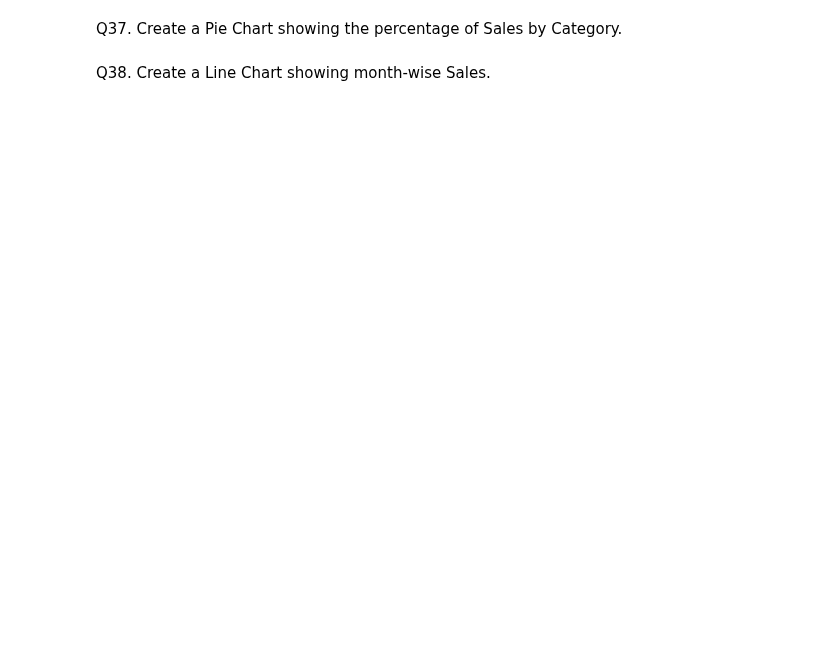
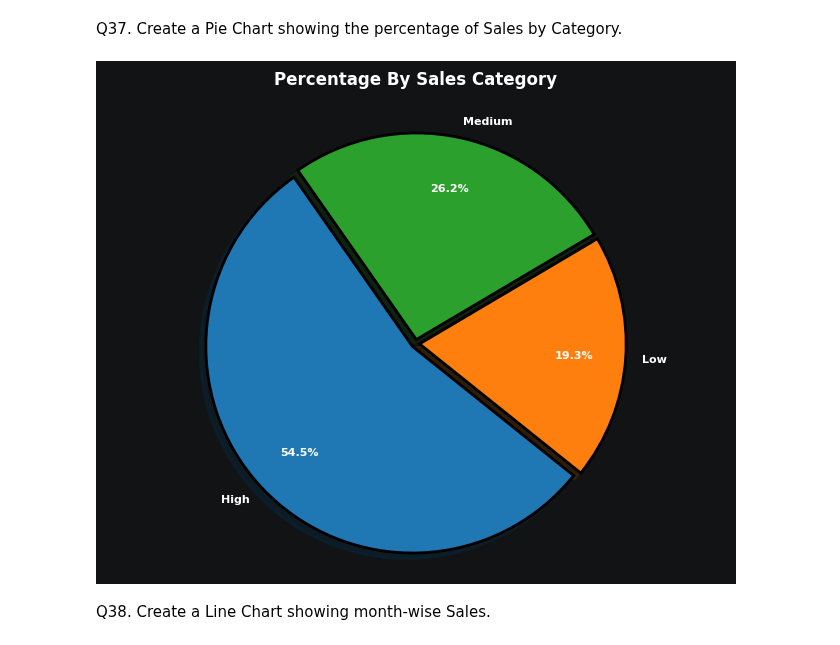
Before and after one commit to Suraj-kumar121K/PANDAS-CURSE, a Jupyter notebook: large_data_practice/01_Sales.ipynb, the cells around one changed output. Cells and saved outputs as stored; diff of their text form; code cells hidden in the pictures; blank space fills up the shorter version.

```diff
--- a/large_data_practice/01_Sales.ipynb
+++ b/large_data_practice/01_Sales.ipynb
@@ -1068,4 +1141,39 @@ plt.show()
 # %% [markdown]
 Q37. Create a Pie Chart showing the percentage of Sales by Category.
+# %%
+plt.figure(figsize=(8,6), facecolor="#121314")
+bar = plt.pie(
+    Total_Category.values,
+    labels=Total_Category.index,
+    autopct="%1.1f%%",
+    startangle=125,
+    explode=[0.02] * len(Total_Category),
+    shadow=True,
+    wedgeprops={
+        "edgecolor": "#000000",
+        "linewidth": 2
+    },
+    pctdistance=0.75,
+    labeldistance=1.08,
+    textprops={
+        "fontsize": 8,
+        "fontweight": "bold",
+        "color": "white"
+    }
+)
+
+plt.title(
+    "Percentage By Sales Category",
+    fontsize=12,
+    fontweight="bold",
+    color="white",
+    pad=20
+)
+
+plt.axis("equal")
+
+plt.show()
+# %% [output]
+[figure, added]
 # %% [markdown]
 Q38. Create a Line Chart showing month-wise Sales.
```
Also changed, not shown: parts of 10 cells of this notebook, 1 other file.
